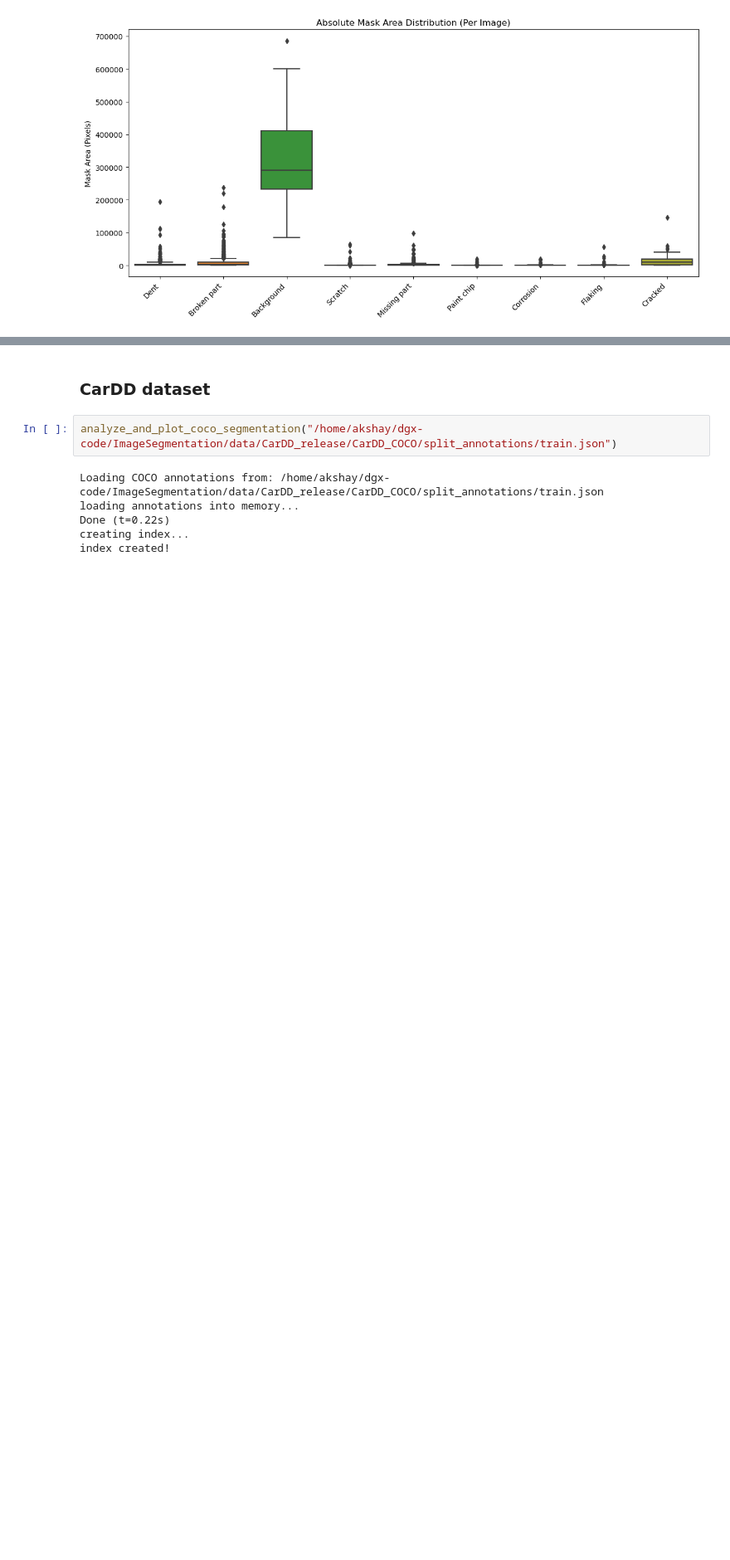
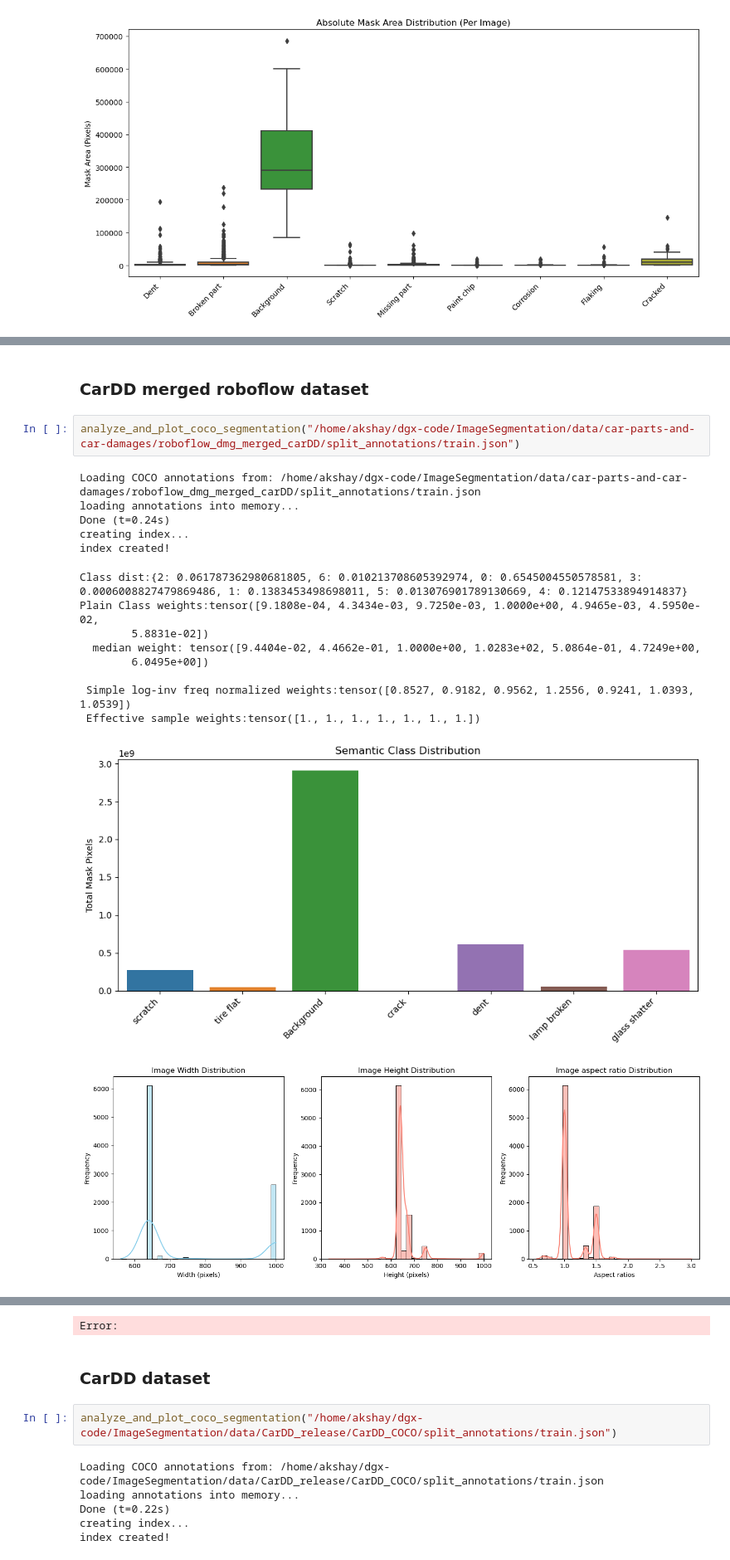
Before and after one commit to akshaygrao77/ImageSegmentation, a Jupyter notebook: segmentation_analysis.ipynb, the cells around one changed output, grey strips where cells are left out. Shown at 83% size. Cells and saved outputs as stored; diff of their text form; blank space fills up the shorter version.

```diff
--- a/segmentation_analysis.ipynb
+++ b/segmentation_analysis.ipynb
@@ -295,0 +317,20 @@ Plain Class weights:{1: 0.027411799384552998, 2: 0.01332831972849851, 0: 0.00070
+# %% [markdown]
+### CarDD merged roboflow dataset
+# %%
+analyze_and_plot_coco_segmentation("/home/akshay/dgx-code/ImageSegmentation/data/car-parts-and-car-damages/roboflow_dmg_merged_carDD/split_annotations/train.json")
+# %% [output]
+Loading COCO annotations from: /home/akshay/dgx-code/ImageSegmentation/data/car-parts-and-car-damages/roboflow_dmg_merged_carDD/split_annotations/train.json
+loading annotations into memory...
+Done (t=0.24s)
+creating index...
+index created!
+Class dist:{2: 0.061787362980681805, 6: 0.010213708605392974, 0: 0.6545004550578581, 3: 0.0006008827479869486, 1: 0.1383453498698011, 5: 0.013076901789130669, 4: 0.12147533894914837}
+Plain Class weights:tensor([9.1808e-04, 4.3434e-03, 9.7250e-03, 1.0000e+00, 4.9465e-03, 4.5950e-02,
+        5.8831e-02])
+  median weight: tensor([9.4404e-02, 4.4662e-01, 1.0000e+00, 1.0283e+02, 5.0864e-01, 4.7249e+00,
+        6.0495e+00])
+
+ Simple log-inv freq normalized weights:tensor([0.8527, 0.9182, 0.9562, 1.2556, 0.9241, 1.0393, 1.0539])
+ Effective sample weights:tensor([1., 1., 1., 1., 1., 1., 1.])
+[figure, added]
+[figure, added]
@@ -296,3 +339,4 @@ Plain Class weights:{1: 0.027411799384552998, 2: 0.01332831972849851, 0: 0.00070
+Error:
 # %% [markdown]
 ### CarDD dataset
 # %%
```
Also changed, not shown: parts of 3 cells of this notebook, 5 other files.
